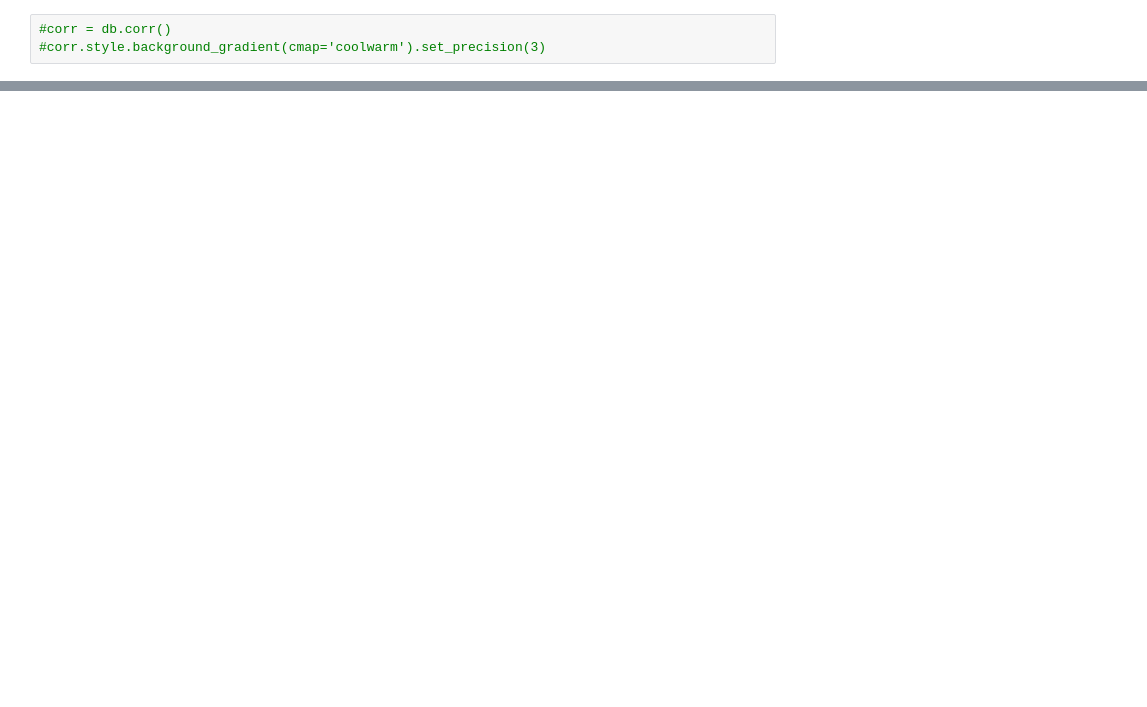
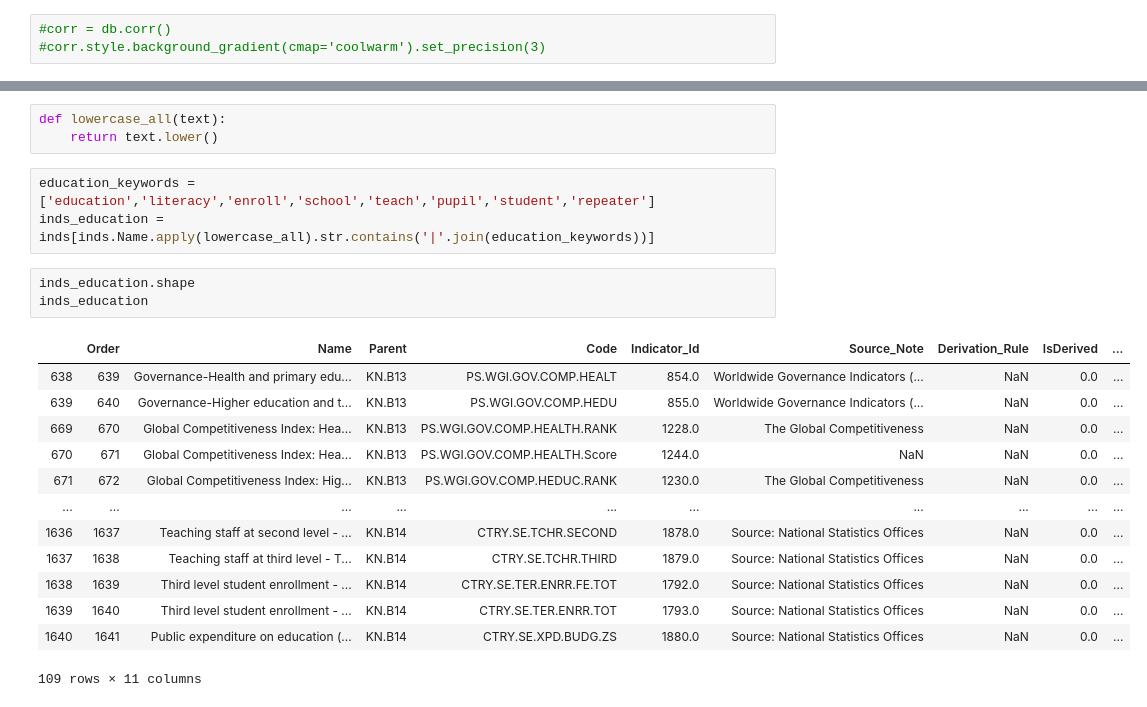
Before and after one commit to GhaliAmir/Education-In-Africa, a Jupyter notebook: Project.ipynb, the cells around one changed output, grey strips where cells are left out. Drawn from its saved outputs; the diff is of its cells as text; blank space fills up the shorter version.

```diff
--- a/Project.ipynb
+++ b/Project.ipynb
@@ -117,3 +91,26 @@ print(inds_social.shape)
 # %% [output]
 (1677, 11)
 (1, 11)
+# %%
+def lowercase_all(text):
+    return text.lower()
+# %%
+education_keywords = ['education','literacy','enroll','school','teach','pupil','student','repeater']
+inds_education = inds[inds.Name.apply(lowercase_all).str.contains('|'.join(education_keywords))]
+# %%
+inds_education.shape
+inds_education
+# %% [output]
+|  | Order | Name | Parent | Code | Indicator_Id | Source_Note | Derivation_Rule | IsDerived | ... |
+| 638 | 639 | Governance-Health and primary edu... | KN.B13 | PS.WGI.GOV.COMP.HEALT | 854.0 | Worldwide Governance Indicators (... | NaN | 0.0 | ... |
+| 639 | 640 | Governance-Higher education and t... | KN.B13 | PS.WGI.GOV.COMP.HEDU | 855.0 | Worldwide Governance Indicators (... | NaN | 0.0 | ... |
+| 669 | 670 | Global Competitiveness Index: Hea... | KN.B13 | PS.WGI.GOV.COMP.HEALTH.RANK | 1228.0 | The Global Competitiveness | NaN | 0.0 | ... |
+| 670 | 671 | Global Competitiveness Index: Hea... | KN.B13 | PS.WGI.GOV.COMP.HEALTH.Score | 1244.0 | NaN | NaN | 0.0 | ... |
+| 671 | 672 | Global Competitiveness Index: Hig... | KN.B13 | PS.WGI.GOV.COMP.HEDUC.RANK | 1230.0 | The Global Competitiveness | NaN | 0.0 | ... |
+| ... | ... | ... | ... | ... | ... | ... | ... | ... | ... |
+| 1636 | 1637 | Teaching staff at second level - ... | KN.B14 | CTRY.SE.TCHR.SECOND | 1878.0 | Source: National Statistics Offices | NaN | 0.0 | ... |
+| 1637 | 1638 | Teaching staff at third level - T... | KN.B14 | CTRY.SE.TCHR.THIRD | 1879.0 | Source: National Statistics Offices | NaN | 0.0 | ... |
+| 1638 | 1639 | Third level student enrollment - ... | KN.B14 | CTRY.SE.TER.ENRR.FE.TOT | 1792.0 | Source: National Statistics Offices | NaN | 0.0 | ... |
+| 1639 | 1640 | Third level student enrollment - ... | KN.B14 | CTRY.SE.TER.ENRR.TOT | 1793.0 | Source: National Statistics Offices | NaN | 0.0 | ... |
+| 1640 | 1641 | Public expenditure on education (... | KN.B14 | CTRY.SE.XPD.BUDG.ZS | 1880.0 | Source: National Statistics Offices | NaN | 0.0 | ... |
+109 rows × 11 columns
```
Also changed, not shown: parts of 11 cells of this notebook.
